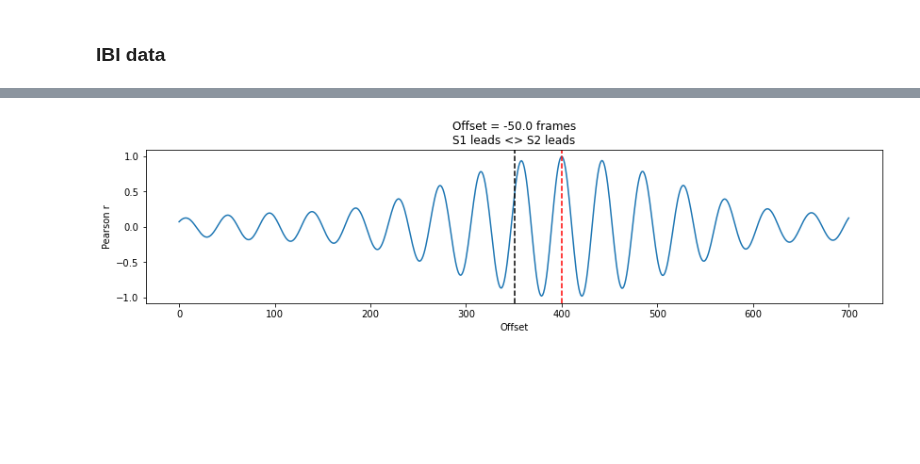
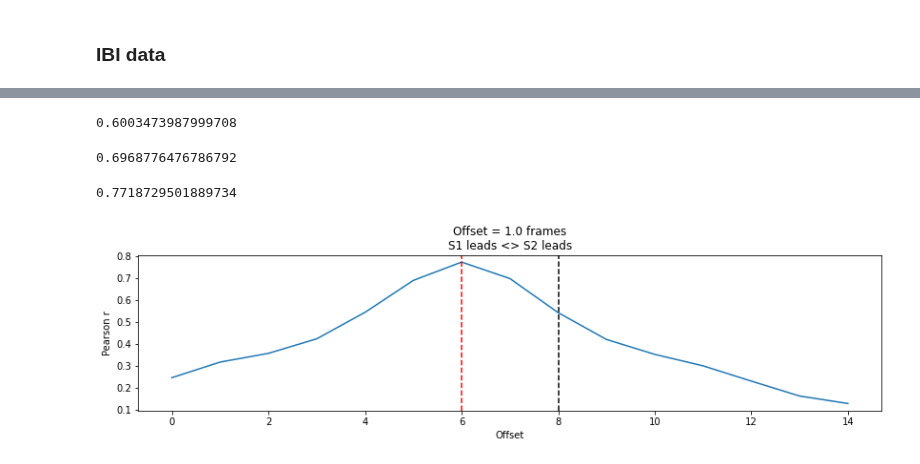
Before and after one commit to visserle/two-hearts, a Jupyter notebook: 05_simulation.ipynb, the cells around one changed output, grey strips where cells are left out. Drawn from its saved outputs; the diff is of its cells as text; code cells hidden in the pictures; blank space fills up the shorter version.

```diff
--- a/05_simulation.ipynb
+++ b/05_simulation.ipynb
@@ -465,40 +528,35 @@ corr
-# %%
-# Modified from:
-# https://towardsdatascience.com/four-ways-to-quantify-synchrony-between-time-series-data-b99136c4a9c9
-def crosscorr(datax, datay, lag=0, wrap=False):
-    """ Lag-N cross correlation.
-    Shifted data filled with NaNs
-
-    Parameters
-    ----------
-    lag : int, default 0
-    datax, datay : pandas.Series objects of equal length
-    Returns
-    ----------
-    crosscorr : float
-    """
-    if wrap:
-        shiftedy = datay.shift(lag)
-        shiftedy.iloc[:lag] = datay.iloc[-lag:].values
-        return datax.corr(shiftedy)
-    else:
-        return datax.corr(datay.shift(lag))
-
-d1 = pd.Series(data_fin["sync"][0])
-d2 = pd.Series(data_fin["sync"][1])
-seconds = 7
-sampling_rate = 50
-rs = [
-    crosscorr(d1,d2, lag)
-    for lag in range(
-        -int(seconds*sampling_rate),
-        int(seconds*sampling_rate+1))
-    ]
-offset = np.floor(len(rs)/2)-np.argmax(rs)
-f,ax=plt.subplots(figsize=(14,3))
-ax.plot(rs)
-ax.axvline(np.ceil(len(rs)/2),color='k',linestyle='--',label='Center')
-ax.axvline(np.argmax(rs),color='r',linestyle='--',label='Peak synchrony')
-ax.set(title=f'Offset = {offset} frames\nS1 leads <> S2 leads', xlabel='Offset',ylabel='Pearson r');
-# %% [output]
-[figure, old version]
+# %%
+corr = np.corrcoef(
+    ibi_ts_ip_1hz["sync"][0],
+    ibi_ts_ip_1hz["sync"][1])[0,1]
+corr
+# %% [output]
+0.6003473987999708
+# %%
+corr = np.corrcoef(
+    ibi_ts_ip_win["sync"][0],
+    ibi_ts_ip_win["sync"][1])[0,1]
+corr
+# %% [output]
+0.6968776476786792
+# %%
+d1 = pd.Series(ibi_ts_ip_win["sync"][0])
+d2 = pd.Series(ibi_ts_ip_win["sync"][1])
+seconds = 7
+sampling_rate = 1
+rs = [
+    crosscorr(d1,d2, lag)
+    for lag in range(
+        -int(seconds*sampling_rate),
+        int(seconds*sampling_rate+1))
+    ]
+offset = np.floor(len(rs)/2)-np.argmax(rs)
+f,ax=plt.subplots(figsize=(14,3))
+ax.plot(rs)
+ax.axvline(np.ceil(len(rs)/2),color='k',linestyle='--',label='Center')
+ax.axvline(np.argmax(rs),color='r',linestyle='--',label='Peak synchrony')
+ax.set(title=f'Offset = {offset} frames\nS1 leads <> S2 leads', xlabel='Offset',ylabel='Pearson r');
+print(max(rs))
+# %% [output]
+0.7718729501889734
+[figure, added]
```
Also changed, not shown: parts of 22 cells of this notebook.
